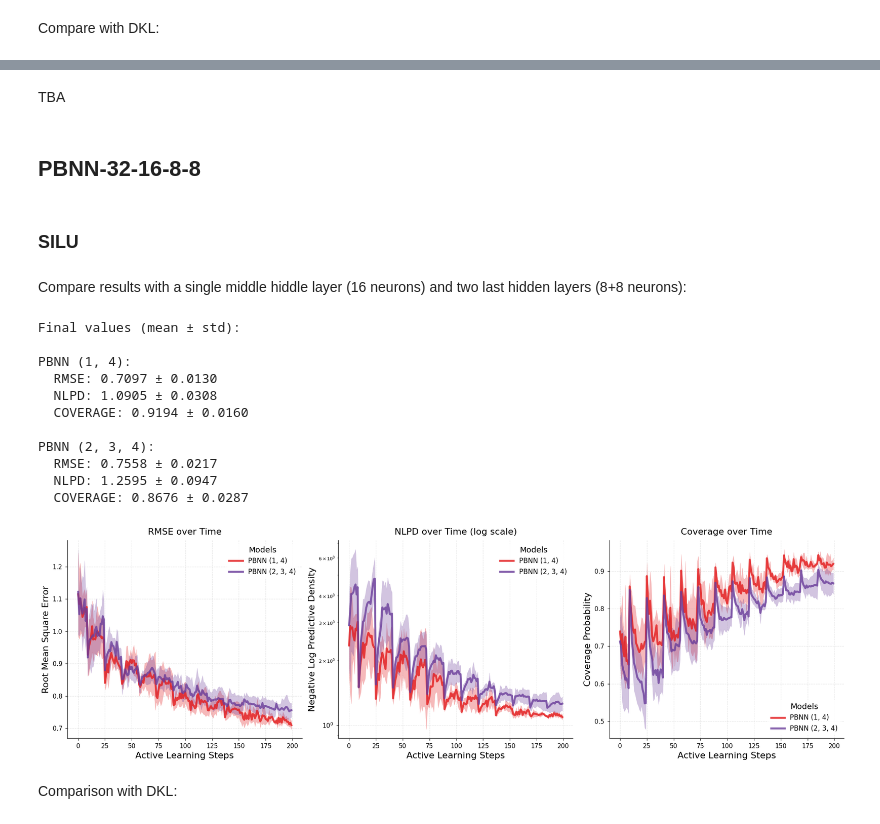
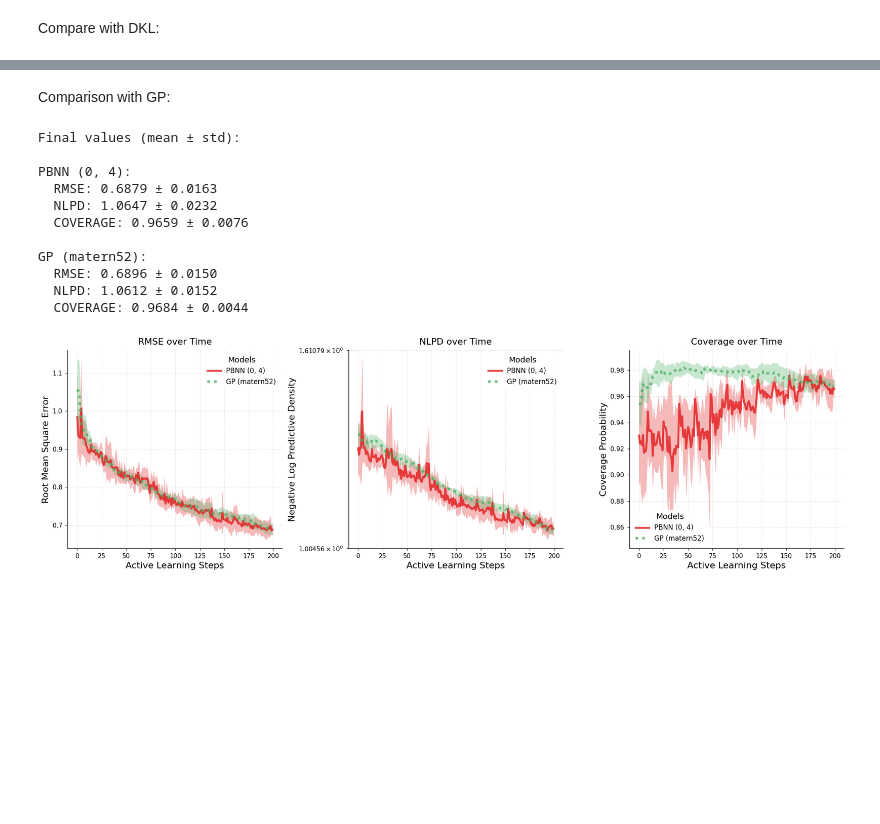
Before and after one commit to ziatdinovmax/NeuroBayes, a Jupyter notebook: active_learning_scripts/esol/viz.ipynb, the cells around one changed output, grey strips where cells are left out. Saved outputs shown, nothing was run; the diff lists cells and outputs as text; code cells hidden in the pictures; blank space fills up the shorter version.

Commit message:
Update results

```diff
--- a/active_learning_scripts/esol/viz.ipynb
+++ b/active_learning_scripts/esol/viz.ipynb
@@ -76,34 +74,29 @@ DKL (latent=2, silu):
-# %% [markdown]
-TBA
-# %% [markdown]
-## PBNN-32-16-8-8
-# %% [markdown]
-### SILU
-# %% [markdown]
-Compare results with a single middle hiddle layer (16 neurons) and two last hidden layers (8+8 neurons):
+# %% [markdown]
+Comparison with GP:
 # %%
 pbnn_files = [
-    'results/pbnn321688/esol_probdense1-dense4_steps200_epochs2000_lr0.005_20241202_064817.pkl',
-    'results/pbnn321688/esol_probdense2-dense3-dense4_steps200_epochs2000_lr0.005_20241202_132548.pkl'
+    'results/pbnn8888/esol_probdense0-dense4_steps200_epochs2000_lr0.005_20241207_015431.pkl'
 ]
 
+gp_files = [
+    'results/gp/esol_gp_comparison_kernelmatern52_20241213_142511.pkl'
+]
 
 plot_comparison(
     pbnn_files=pbnn_files,
-    save_path='comparison_plot-pbnn321688-16neurons-silu.png'
+    gp_files=gp_files,
+    save_path='comparison_plot-gp-pbnn8888-silu.png'
 );
 # %% [output]
 Final values (mean ± std):
 
-PBNN (1, 4):
-  RMSE: 0.7097 ± 0.0130
-  NLPD: 1.0905 ± 0.0308
-  COVERAGE: 0.9194 ± 0.0160
+PBNN (0, 4):
+  RMSE: 0.6879 ± 0.0163
+  NLPD: 1.0647 ± 0.0232
+  COVERAGE: 0.9659 ± 0.0076
 
-PBNN (2, 3, 4):
-  RMSE: 0.7558 ± 0.0217
-  NLPD: 1.2595 ± 0.0947
-  COVERAGE: 0.8676 ± 0.0287
+GP (matern52):
+  RMSE: 0.6896 ± 0.0150
+  NLPD: 1.0612 ± 0.0152
+  COVERAGE: 0.9684 ± 0.0044
-[figure, old version]
+[figure, new version]
-# %% [markdown]
-Comparison with DKL:
```
Also changed, not shown: parts of 9 cells of this notebook, 49 other files.
